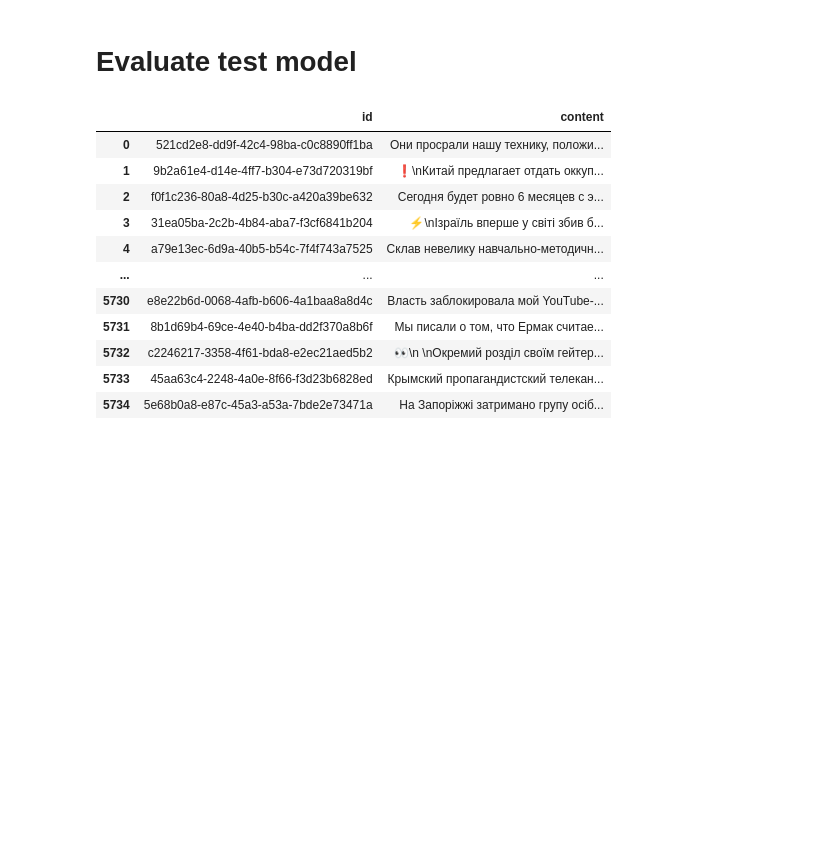
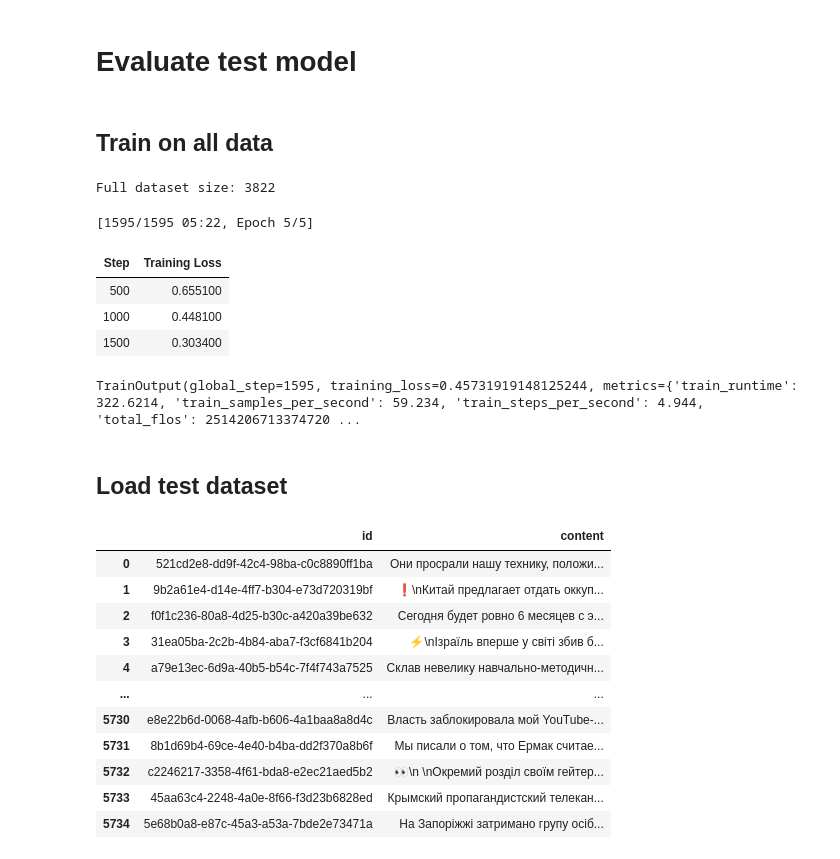
Before and after one commit to VladGrom/unlp_shared_task_2025, a Jupyter notebook: UNLP_Shared_task.ipynb, the cells around one changed output. Cells and saved outputs as stored; diff of their text form; code cells hidden in the pictures; blank space fills up the shorter version.

```diff
--- a/UNLP_Shared_task.ipynb
+++ b/UNLP_Shared_task.ipynb
@@ -1128,5 +1211,45 @@ trainer.save_model("./models/WeightedLoss-UkrRoberta")
 # %% [markdown]
 # Evaluate test model
+# %% [markdown]
+## Train on all data
+# %%
+# Combine your training and validation datasets into one dataset.
+
+print(f"Full dataset size: {len(full_dataset)}")
+
+# Set up training arguments for training on the full dataset.
+training_args = TrainingArguments(
+    output_dir="./models/trainer_output",
+    seed=42,
+    report_to="none",
+    num_train_epochs=5,            # Increase epochs if needed
+    per_device_train_batch_size=12,
+    learning_rate=2e-5,
+    weight_decay=0.01,
+    fp16=True,
+)
+
+# Initialize the custom Trainer with the full dataset.
+trainer = WeightedLossTrainer(
+    model=model,
+    args=training_args,
+    train_dataset=full_dataset,    # Using the full dataset for training.
+    compute_metrics=compute_metrics,
+    pos_weight=pos_weight,
+)
+
+# Start training.
+trainer.train()
+# %% [output]
+Full dataset size: 3822
+[1595/1595 05:22, Epoch 5/5]
+| Step | Training Loss |
+| 500 | 0.655100 |
+| 1000 | 0.448100 |
+| 1500 | 0.303400 |
+TrainOutput(global_step=1595, training_loss=0.45731919148125244, metrics={'train_runtime': 322.6214, 'train_samples_per_second': 59.234, 'train_steps_per_second': 4.944, 'total_flos': 2514206713374720 ...
+# %% [markdown]
+## Load test dataset
 # %%
 test_df = pd.read_csv("./data/test.csv")
 test_df
```
Also changed, not shown: parts of 11 cells of this notebook.
